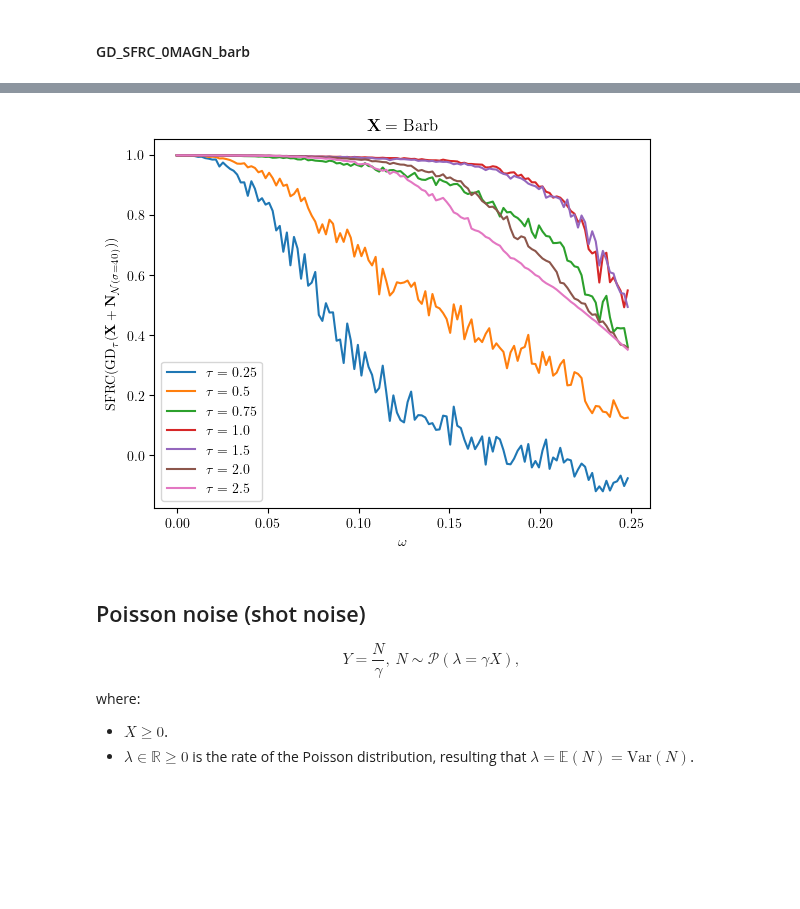
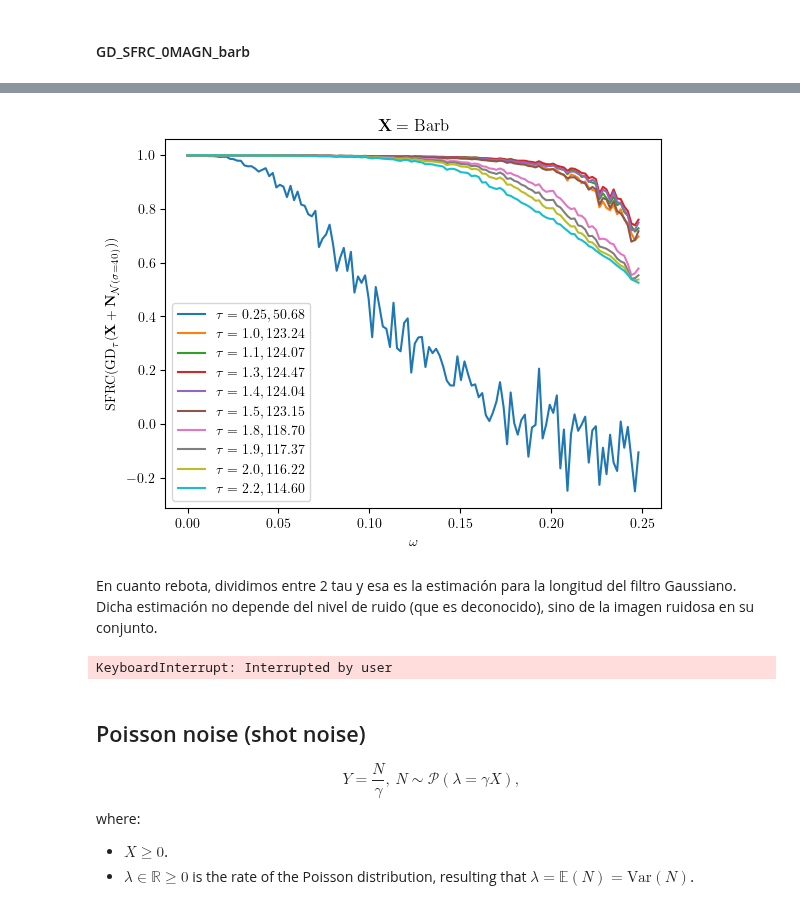
Before and after one commit to vicente-gonzalez-ruiz/denoising, a Jupyter notebook: notebooks/gaussian_denoising.ipynb, the cells around one changed output, grey strips where cells are left out. Cells and saved outputs as stored; diff of their text form; code cells hidden in the pictures; blank space fills up the shorter version.

```diff
--- a/notebooks/gaussian_denoising.ipynb
+++ b/notebooks/gaussian_denoising.ipynb
@@ -112,7 +115,7 @@ string += r")}"
 string += r"$"
 plt.title(string)
 Y = X + np.random.normal(loc=0, scale=STD_DEV, size=X.shape).reshape(X.shape)
-Y = np.clip(a = Y, a_min=0, a_max=255)
-plt.imshow(Y, cmap="gray")
+#Y = np.clip(a = Y, a_min=0, a_max=255)
+plt.imshow(np.clip(a = Y, a_min=0, a_max=255), cmap="gray")
 plt.savefig('0MAGN_barb.pdf', bbox_inches='tight')
 # %% [output]
@@ -133,7 +136,7 @@ def get_gaussian_kernel(sigma=1):
         number_of_coeffs += 1
     return coeffs[1:-1]
 # %%
-sigma_kernel = 0.75
+sigma_kernel = 1.3
 sigma = np.array([sigma_kernel, sigma_kernel])
 kernel = [None]*2
 kernel[0] = get_gaussian_kernel(sigma[0])
@@ -178,27 +180,30 @@ plt.savefig('GD_0MAGN_barb.pdf', bbox_inches='tight')
 # %%
 sigmas_kernel = [0.25, 0.35, 0.5, 0.65, 0.75, 0.9, 1.0, 1.5]
-curves = []
+sigmas_kernel = [0.5 + i/5 for i in range(30)]
+std_devs = [i for i in range(0, 120, 20)]
+PCC_curves = []
 #sigma_index = 1
-for std_dev in range(10, 50, int((50-10)/len(sigmas_kernel))):
-    curve = []
+#for std_dev in range(10, 50, int((50-10)/len(sigmas_kernel))):
+for std_dev in std_devs:
+    Y = X + np.random.normal(loc=0, scale=std_dev, size=X.shape).reshape(X.shape)
+    #Y = np.clip(a = Y, a_min=0, a_max=255)
+    PCC_curve = []
     for sigma_kernel in sigmas_kernel: #range(5, 20, 1):
         #sigma_kernel /= 10
         sigma = np.array([sigma_kernel, sigma_kernel])
         kernel = [None]*2
         kernel[0] = get_gaussian_kernel(sigma[0])
         kernel[1] = get_gaussian_kernel(sigma[1])
-        Y = X + np.random.normal(loc=0, scale=std_dev, size=X.shape).reshape(X.shape)
-        Y = np.clip(a = Y, a_min=0, a_max=255)
         denoised = denoiser.filter(Y, kernel)
         #PSNR = IT.distortion.PSNR(denoised, X)
         PCC = np.corrcoef(denoised.flatten(), X.flatten())[0, 1]
         print(std_dev, sigma_kernel, PCC)
-        curve.append(PCC)
+        PCC_curve.append(PCC)
         #plt.imshow(denoised, cmap="gray")
         #plt.show()
         #input()
 
-    curves.append(curve)
+    PCC_curves.append(PCC_curve)
     #sigma_index += 1
     print()
 # %% [output]
@@ -223,13 +228,13 @@ for std_dev in range(10, 50, int((50-10)/len(sigmas_kernel))):
 plt.title(r'$\mathbf{X}=\mathrm{Barb}$')
 #plt.title(r"$\mathbb{E}_{\text{" + str(iters) + r"}}(\mathbf{N}" + rf"/{_lambda}" + r"), \mathbf{N}\sim\mathrm{Poisson}" + rf"(\lambda={_lambda}" + r"\mathrm{Barb})$")
 #plt.title("Averaging Poisson noisy instances of \"Barb\"")
-for i in range(len(curves)):
+for i in range(len(PCC_curves)):
     #plt.plot([j/10 for j in range(5, 20, 1)], curves[i], label=rf"$\sigma={10+i*5}$")
     plt.plot(sigmas_kernel,
-             curves[i],
-             label=rf"$\sigma={10+i*5}$"
-             + r"$, \mathrm{argmax}_\tau\mathrm{PCC}="
-             + rf"{sigmas_kernel[np.argmax(curves[i])]}$")
+             PCC_curves[i],
+             label=rf"$\sigma={std_devs[i]}$"
+             + r"$, \tau^*="
+             + rf"{sigmas_kernel[np.argmax(PCC_curves[i])]}$")
 #plt.ylabel(r"$\mathrm{PCC}(\mathbf{X}, \hat{\mathbf{X}})$")
 plt.ylabel(r"$\mathrm{PCC}(\mathbf{X}, \mathrm{GD}_\tau(\mathbf{X}+\mathbf{N}_{\mathcal{N}(\sigma)}))$")
 #plt.xlabel(r"$\tau~(\text{Standard deviation of the Gaussian kernel})$")
@@ -283,22 +303,32 @@ compute_fourier_shell_correlation.shape=(256, 512)
 # %%
 string  = r"$\mathbf{X}=\mathrm{Barb}$"
 plt.title(string)
 #plt.xlabel("Normalized spatial frequency")
 plt.xlabel(r"$\omega$")
 #plt.ylabel(r"$\mathrm{SFRC}(\tilde{\mathbf{X}})$")
 plt.ylabel(r"$\mathrm{SFRC}(\mathrm{GD}_\tau(\mathbf{X}+\mathbf{N}_{\mathcal{N}(\sigma=" + rf"{STD_DEV}" + ")}))$")
 markers = ['o', 's', '^', 'd', 'x', '*', 'v', 'p', 'h', '+']  # Add more markers if needed
 #for i in range(len(sigmas_kernel)-1, 0, -1):
 for i in range(len(sigmas_kernel)):
-    plt.plot(freq,
-             curve[i],
+    plt.plot(freq[:(len(freq)>>1)],
+             SFRC_curve[i][:(len(freq)>>1)],
              label=r"$\tau=" + f"{sigmas_kernel[i]}"
-             + r"$", marker=markers[i % len(markers)],
+             + rf", {np.sum(SFRC_curve[i][:(len(freq)>>1)]):.2f}"
+             #+ rf", {(np.sum(SFRC_curve[i][:(len(freq)>>1)]) + np.sum(SFRC_curve[i][(len(freq)>>1):]):.2f)}"
+             #+ rf", {np.sum(SFRC_curve[i]):.2f}"
+             + r"$",
+             marker=markers[i % len(markers)],
              markersize=0.0)
 plt.legend()
 plt.savefig("GD_SFRC_0MAGN_barb.pdf", bbox_inches='tight')
 # %% [output]
-[figure, old version]
+[figure, new version]
+# %% [markdown]
+En cuanto rebota, dividimos entre 2 tau y esa es la estimación para la longitud del filtro Gaussiano. Dicha estimación no depende del nivel de ruido (que es deconocido), sino de la imagen ruidosa en su conjunto.
+# %%
+input()
+# %% [output]
+KeyboardInterrupt: Interrupted by user
 # %% [markdown]
 ## Poisson noise (shot noise)
 \begin{equation}
```
Also changed, not shown: parts of 29 cells of this notebook, 1 other file.
